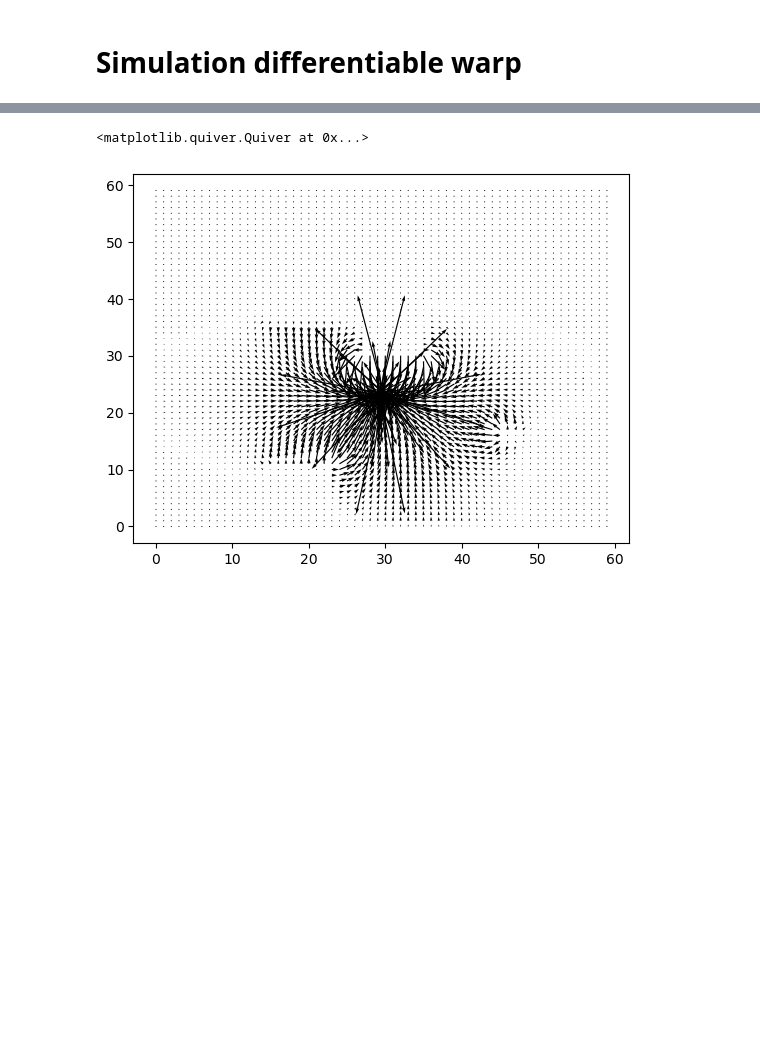
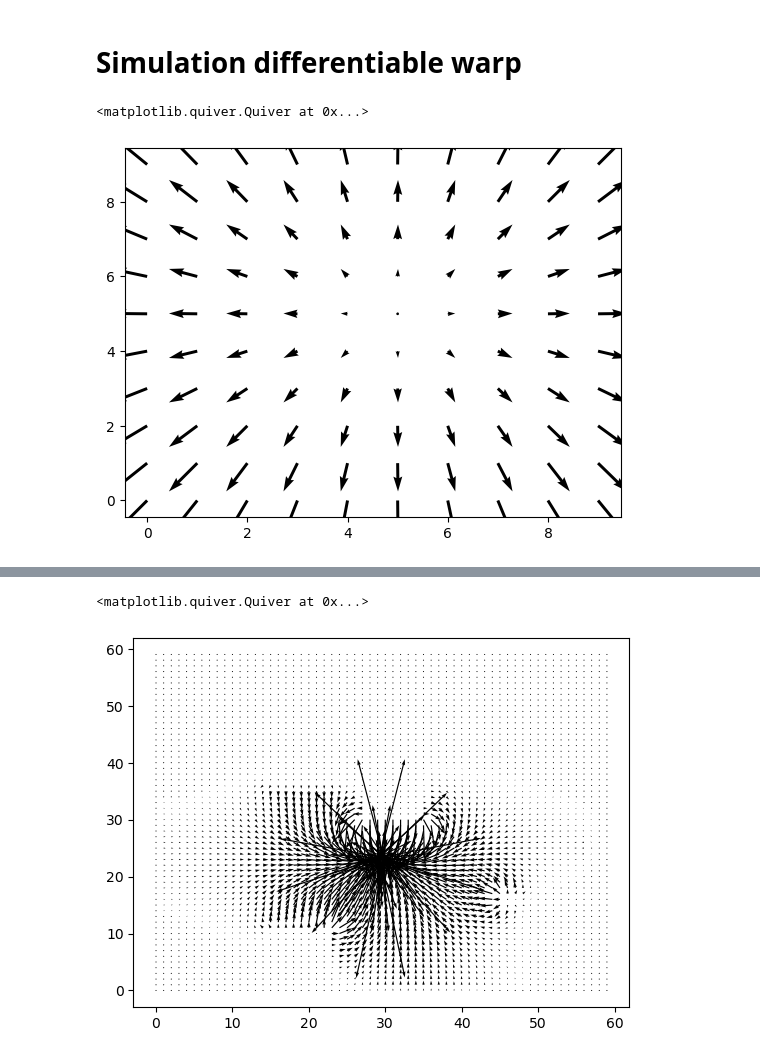
Before and after one commit to rcremese/snake-ai, a Jupyter notebook: warp_overview.ipynb, the cells around one changed output, grey strips where cells are left out. Cells and saved outputs as stored; diff of their text form; code cells hidden in the pictures; blank space fills up the shorter version.

```diff
--- a/warp_overview.ipynb
+++ b/warp_overview.ipynb
@@ -169,12 +169,16 @@ def evaluate_force_field(
         )
 # %%
 field = VectorField2D()
-
 wp.init()
-fx, fy = force_field.values.numpy('vector,x,y')
-field.x = wp.array(fx)
-field.y = wp.array(fy)
-field.bmin = wp.vec2(0., 0.)
-field.bmax = wp.vec2(env.width, env.height)
-field.step = wp.vec2(env.width / res, env.height / res)
+X, Y = np.mgrid[-1:1:100j, -1:1:100j]
+plt.quiver(Y[::10,::10], X[::10,::10])
+# fx, fy = force_field.values.numpy('vector,x,y')
+# field.x = wp.array(fx)
+# field.y = wp.array(fy)
+# field.bmin = wp.vec2(0., 0.)
+# field.bmax = wp.vec2(env.width, env.height)
+# field.step = wp.vec2(env.width / res, env.height / res)
+# %% [output]
+<matplotlib.quiver.Quiver at 0x...>
+[figure, added]
 # %%
```
Also changed, not shown: parts of 8 cells of this notebook, 12 other files.
